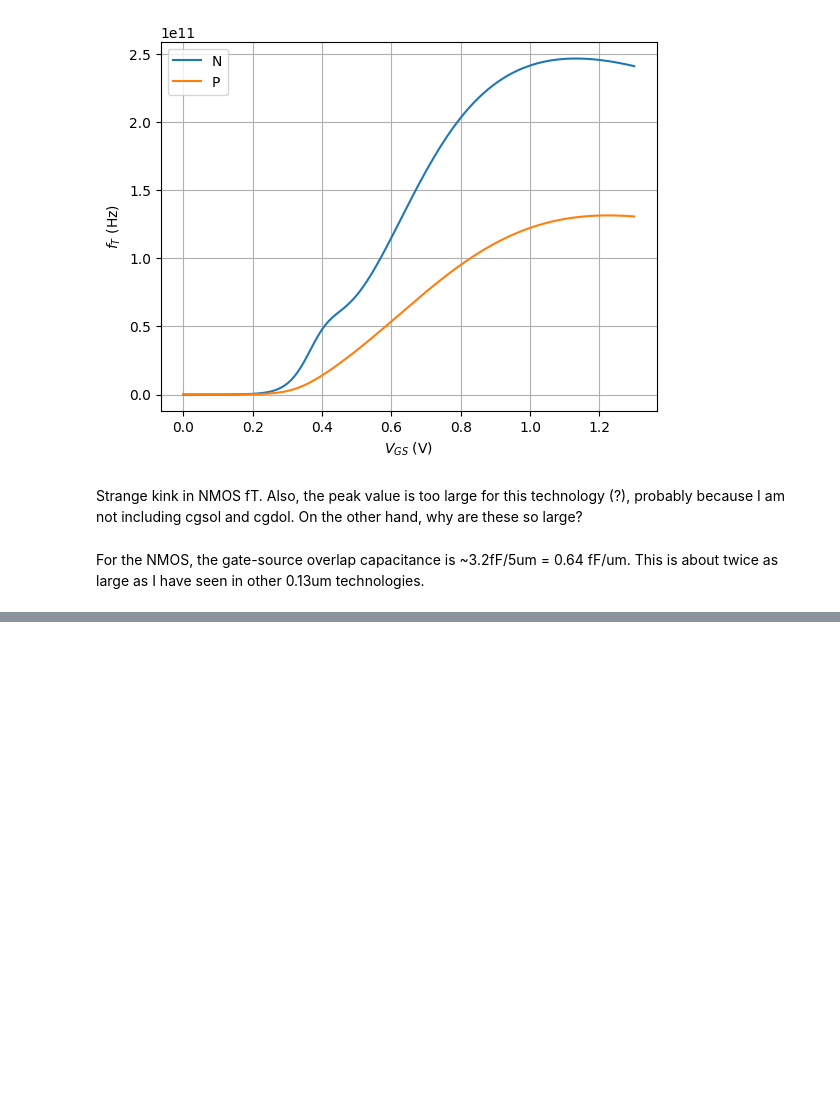
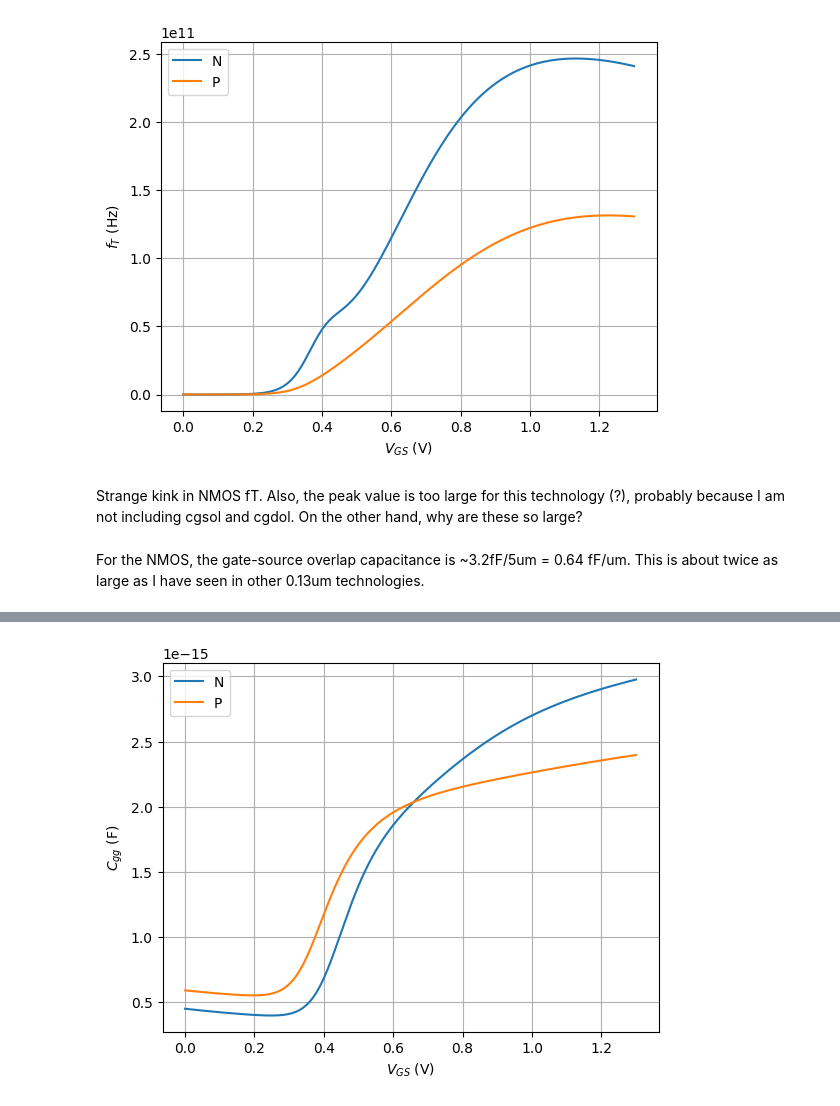
Before and after one commit to bmurmann/Ngspice-on-Colab, a Jupyter notebook: notebooks/IHP_SG13G2_VGS_sweep.ipynb, the cells around one changed output, grey strips where cells are left out. Drawn from its saved outputs; the diff is of its cells as text; code cells hidden in the pictures; blank space fills up the shorter version.

```diff
--- a/notebooks/IHP_SG13G2_VGS_sweep.ipynb
+++ b/notebooks/IHP_SG13G2_VGS_sweep.ipynb
@@ -180,0 +193,10 @@ For the NMOS, the gate-source overlap capacitance is ~3.2fF/5um = 0.64 fF/um. Th
+# %%
+plt.plot(df['vgs'], df['cggn'], label="N")
+plt.plot(df['vgs'], df['cggp'], label="P")
+plt.xlabel("$V_{GS}$ (V)")
+plt.ylabel("$C_{gg}$ (F)")
+plt.legend(loc="upper left")
+plt.grid()
+plt.show()
+# %% [output]
+[figure, added]
```
Also changed, not shown: parts of 8 cells of this notebook.
